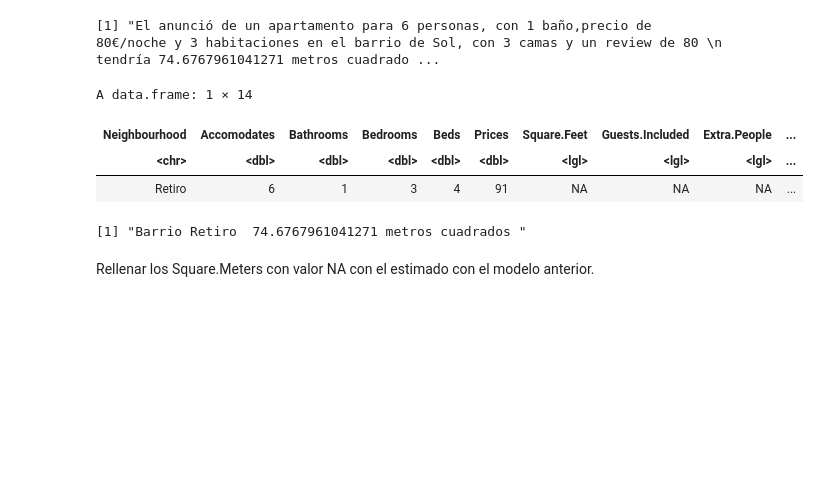
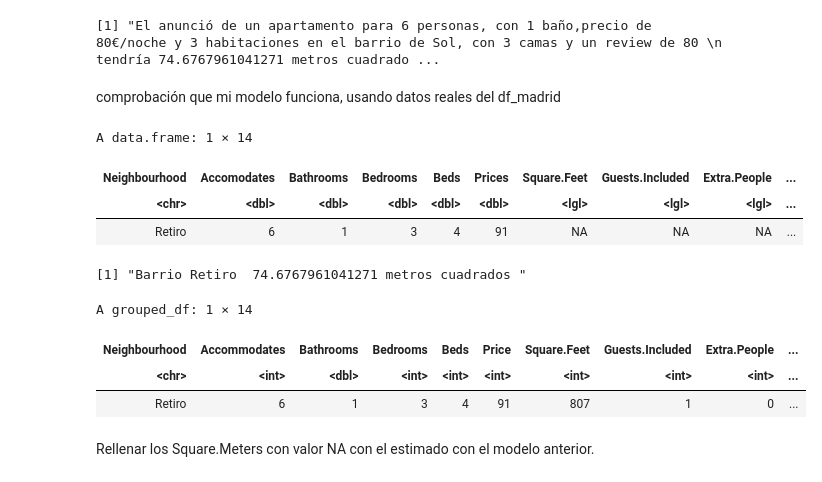
Before and after one commit to Gym28/PracticaDataMining, a Jupyter notebook: GinaMoreno2.ipynb, the cells around one changed output. Cells and saved outputs as stored; diff of their text form; code cells hidden in the pictures; blank space fills up the shorter version.

```diff
--- a/GinaMoreno2.ipynb
+++ b/GinaMoreno2.ipynb
@@ -649,26 +649,34 @@ A data.frame: 1 × 14
 | <chr> | <dbl> | <dbl> | <dbl> | <dbl> | <dbl> | <lgl> | <lgl> | <lgl> | ... |
 | Sol | 6 | 1 | 3 | 3 | 80 | NA | NA | NA | ... |
 [1] "El anunció de un apartamento para 6 personas, con 1 baño,precio de 80€/noche y 3 habitaciones en el barrio de Sol, con 3 camas y un review de 80 \n        tendría 74.6767961041271 metros cuadrado ...
+# %% [markdown]
+comprobación que mi modelo funciona, usando datos reales del df_madrid
 # %%
 Accomodates<-c(6)
 Bathrooms<-c(1)
 Prices<-c(91)
 Bedrooms<-c(3)
 Beds<-c(4)
 Neighbourhood<-c("Retiro")
 Review.Scores.Rating<-c(96)
 neighb_id<-as.factor(neighb_id)
 
 new_data<-data.frame(Neighbourhood, Accomodates,Bathrooms,Bedrooms,Beds,  Prices,Square.Feet=NA,Guests.Included=NA,Extra.People=NA,Review.Scores.Rating,Latitude=NA,Longitude=NA,Square.Meters=NA, neighb_id )
 new_data
 new_data$pred<-predict(lm_model, new_data)
 paste ("Barrio Retiro " , new_data$pred ,"metros cuadrados ")
+
+df_madrid%>%filter(Neighbourhood=="Retiro")
 # %% [output]
 A data.frame: 1 × 14
 | Neighbourhood | Accomodates | Bathrooms | Bedrooms | Beds | Prices | Square.Feet | Guests.Included | Extra.People | ... |
 | <chr> | <dbl> | <dbl> | <dbl> | <dbl> | <dbl> | <lgl> | <lgl> | <lgl> | ... |
 | Retiro | 6 | 1 | 3 | 4 | 91 | NA | NA | NA | ... |
 [1] "Barrio Retiro  74.6767961041271 metros cuadrados "
+A grouped_df: 1 × 14
+| Neighbourhood | Accommodates | Bathrooms | Bedrooms | Beds | Price | Square.Feet | Guests.Included | Extra.People | ... |
+| <chr> | <int> | <dbl> | <int> | <int> | <int> | <int> | <int> | <int> | ... |
+| Retiro | 6 | 1 | 3 | 4 | 91 | 807 | 1 | 0 | ... |
 # %% [markdown]
 Rellenar los Square.Meters con valor NA con el estimado con el modelo anterior.
 # %%
```
